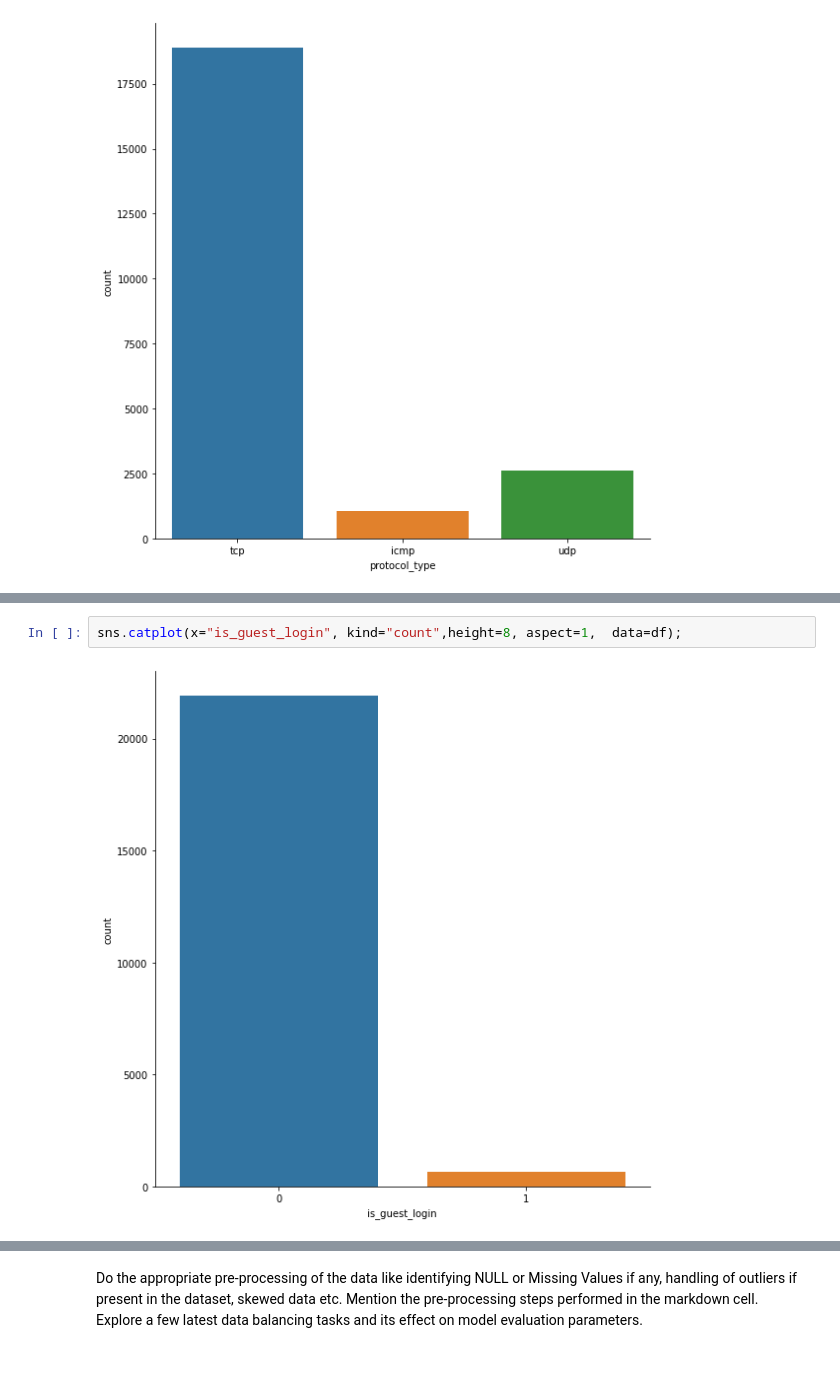
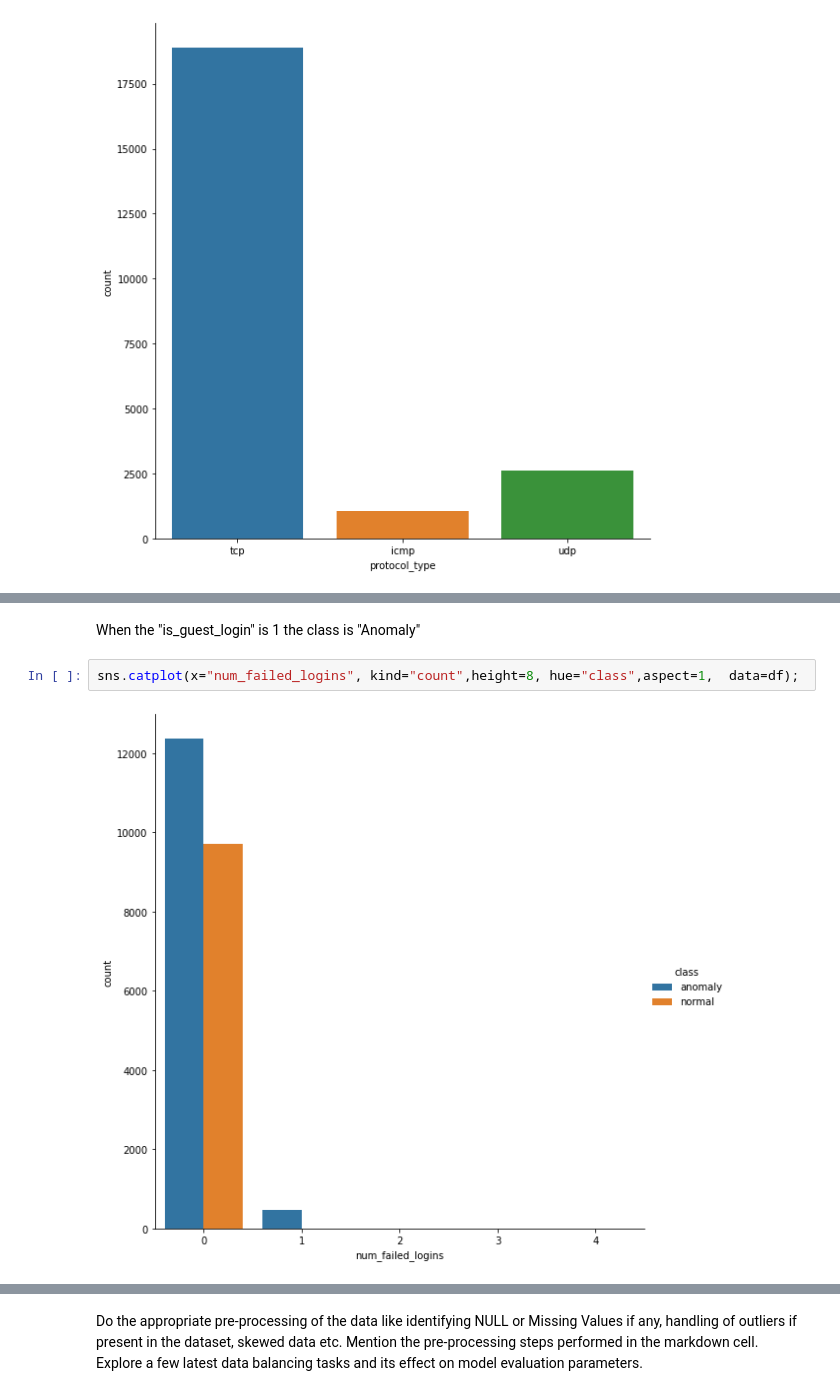
Before and after one commit to rakeshvitta/rakeshvitta, a Jupyter notebook: Group250_Anamoly.ipynb, the cells around one changed output, grey strips where cells are left out. Saved outputs shown, nothing was run; the diff lists cells and outputs as text; blank space fills up the shorter version.

```diff
--- a/Group250_Anamoly.ipynb
+++ b/Group250_Anamoly.ipynb
@@ -133,4 +125,6 @@ sns.catplot(x="protocol_type", y = "flag" , hue="class",height=8, aspect=1,  dat
+# %% [markdown]
+When the "is_guest_login" is 1 the class is "Anomaly"
 # %%
-sns.catplot(x="is_guest_login", kind="count",height=8, aspect=1,  data=df);
+sns.catplot(x="num_failed_logins", kind="count",height=8, hue="class",aspect=1,  data=df);
 # %% [output]
-[figure, old version]
+[figure, new version]
```
Also changed, not shown: parts of 84 cells of this notebook.
